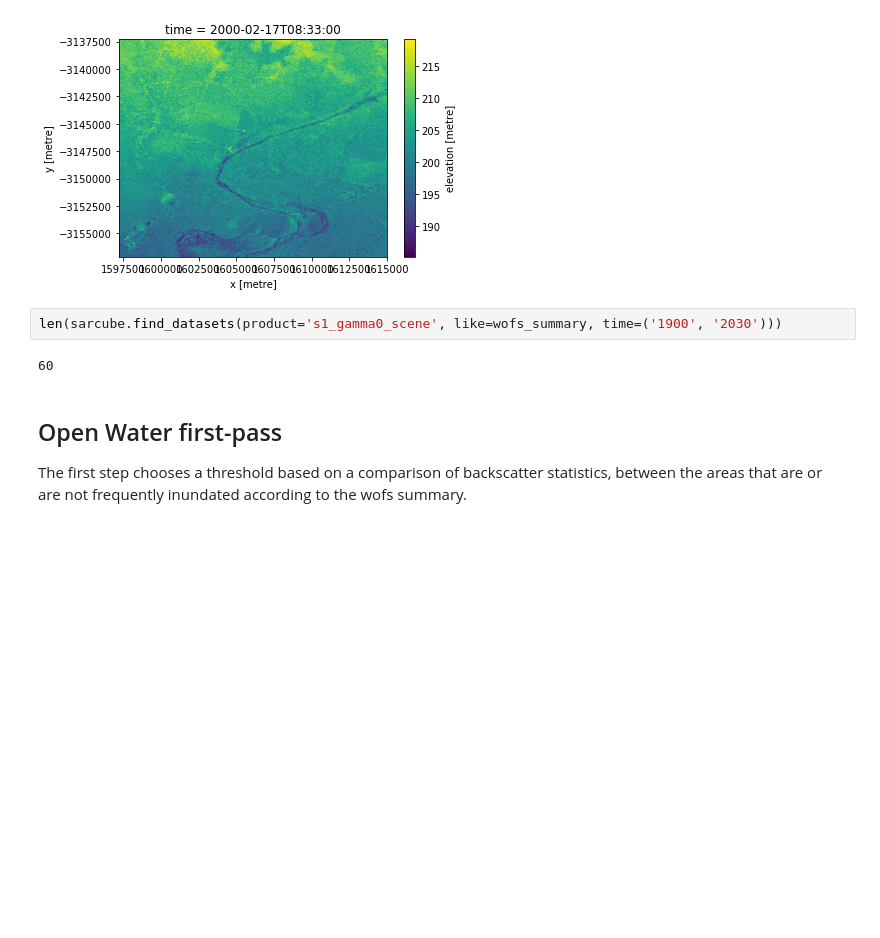
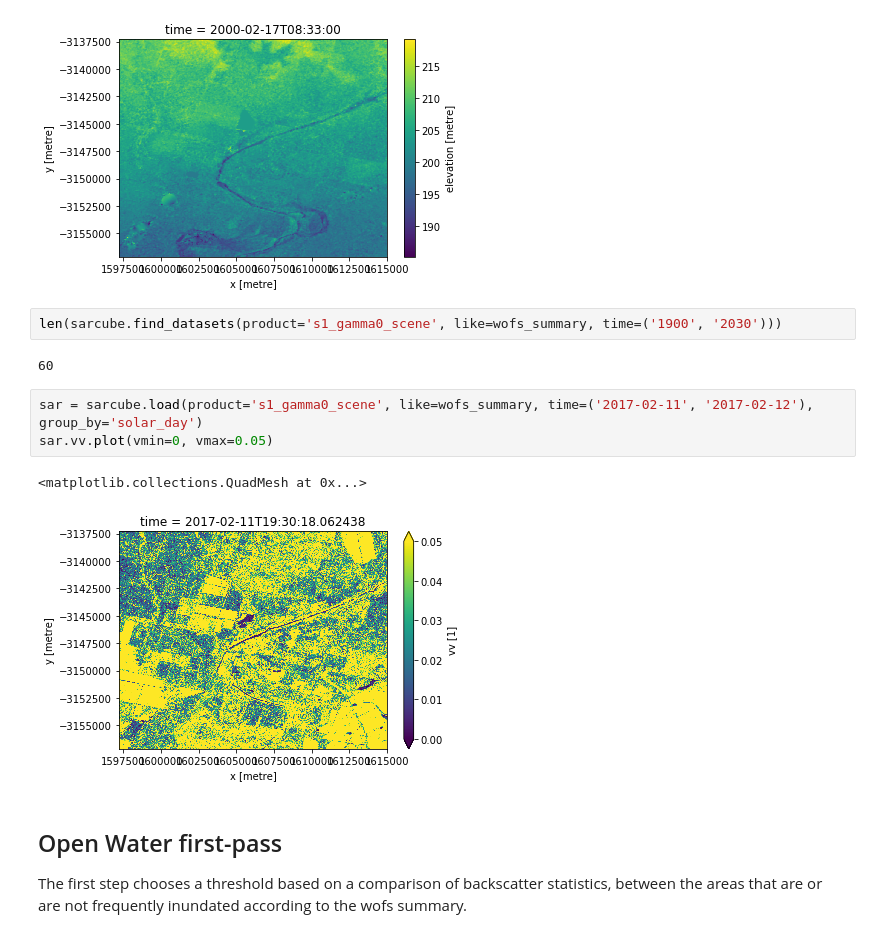
Before and after one commit to GeoscienceAustralia/dea-sar-flood-veg, a Jupyter notebook: notebooks/Example.ipynb, the cells around one changed output. Saved outputs shown, nothing was run; the diff lists cells and outputs as text; blank space fills up the shorter version.

```diff
--- a/notebooks/Example.ipynb
+++ b/notebooks/Example.ipynb
@@ -35,6 +36,12 @@ dem.elevation.plot()
 len(sarcube.find_datasets(product='s1_gamma0_scene', like=wofs_summary, time=('1900', '2030')))
 # %% [output]
 60
+# %%
+sar = sarcube.load(product='s1_gamma0_scene', like=wofs_summary, time=('2017-02-11', '2017-02-12'), group_by='solar_day')
+sar.vv.plot(vmin=0, vmax=0.05)
+# %% [output]
+<matplotlib.collections.QuadMesh at 0x...>
+[figure, added]
 # %% [markdown]
 ## Open Water first-pass
 
```
Also changed, not shown: parts of 5 cells of this notebook.
